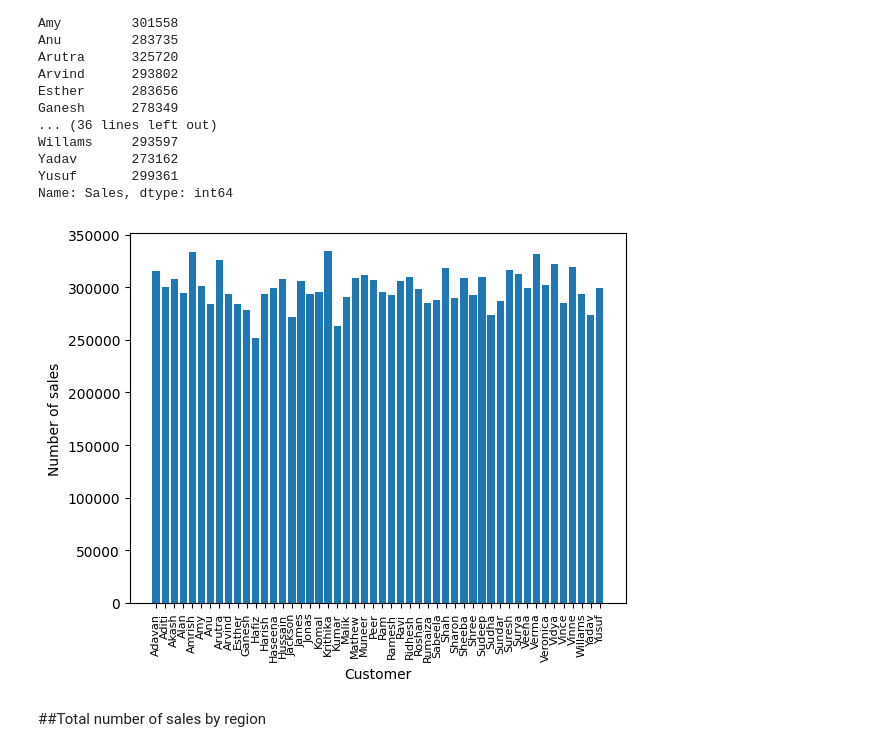
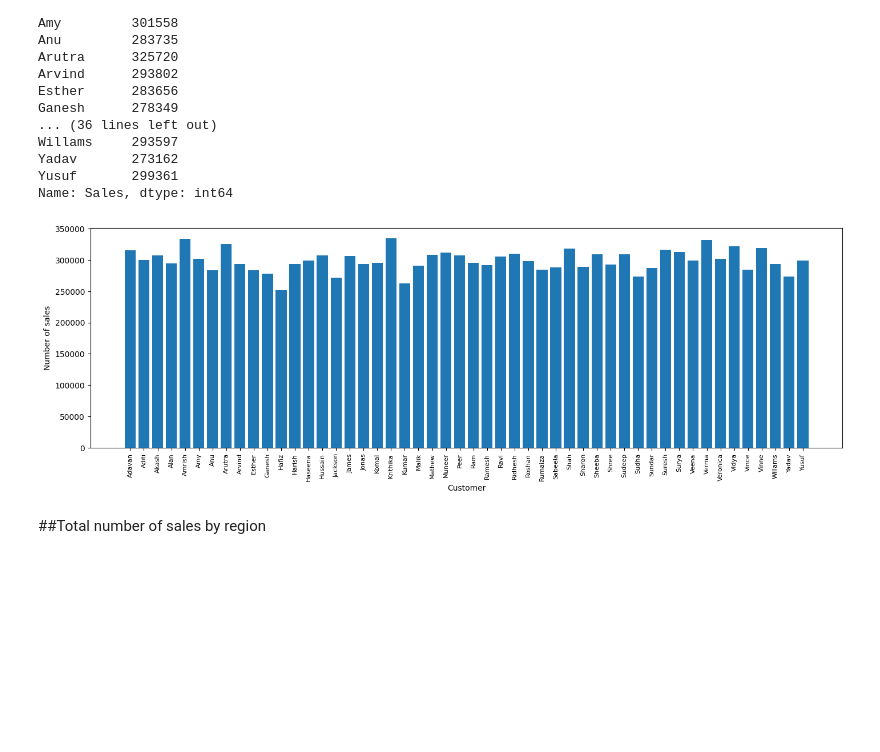
Before and after one commit to wandieinnocents/sales_analysis_pyhon_thesis_v3, a Jupyter notebook: v3_A_MULTIMODAL_ML_FRAMEWORK_FOR_BUSINESS_PERFORMANCE_ANALYSIS_Research_progress_v3.ipynb, the cells around one changed output. Saved outputs shown, nothing was run; the diff lists cells and outputs as text; code cells hidden in the pictures; blank space fills up the shorter version.

```diff
--- a/v3_A_MULTIMODAL_ML_FRAMEWORK_FOR_BUSINESS_PERFORMANCE_ANALYSIS_Research_progress_v3.ipynb
+++ b/v3_A_MULTIMODAL_ML_FRAMEWORK_FOR_BUSINESS_PERFORMANCE_ANALYSIS_Research_progress_v3.ipynb
@@ -251,17 +254,18 @@ Name: Sales, dtype: int64
 # %%
 # vizualizing Total number of sales to per customer
 
 customer_sales_analysis = [product for product, df in customers]
 
 # bar plot
+plt.figure(figsize=(17,5))
 plt.bar(customer_sales_analysis, customer_sales)
 plt.ylabel('Number of sales')
 plt.xlabel('Customer')
 plt.xticks(customer_sales_analysis, rotation='vertical', size=8)
 # bar width
 plt.show()
 # %% [output]
-[figure, old version]
+[figure, new version]
 # %% [markdown]
 ##Total number of sales by region
 # %%
```
Also changed, not shown: parts of 22 cells of this notebook.
